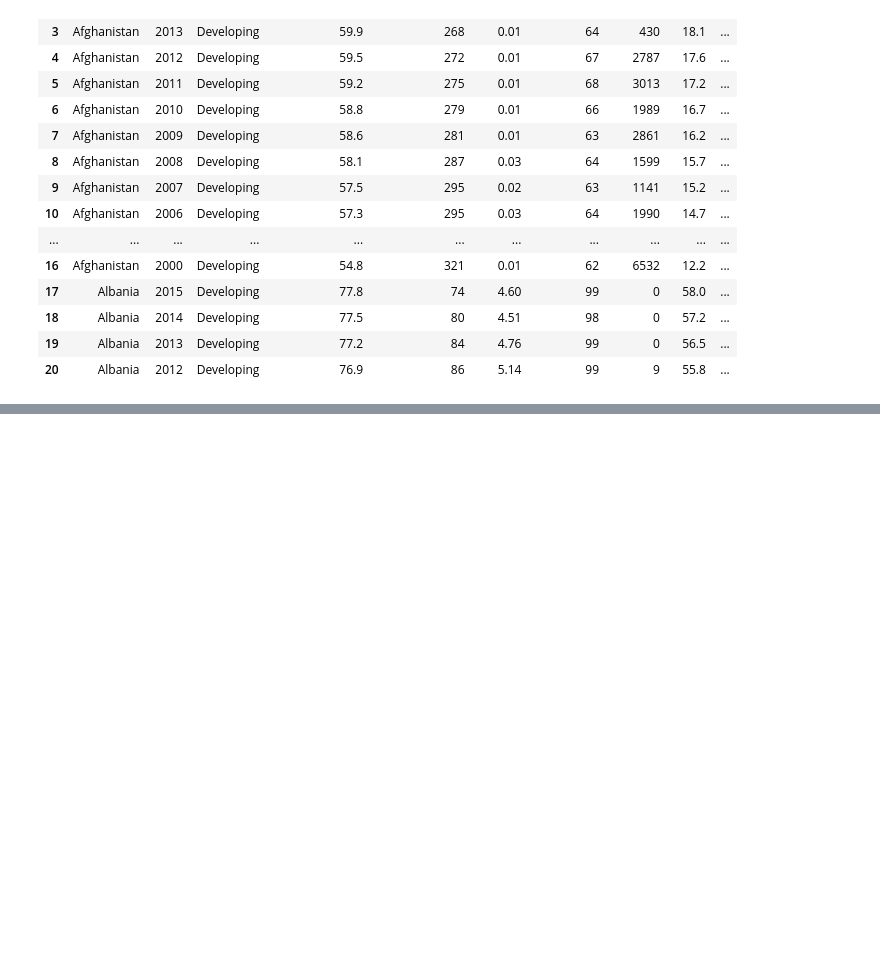
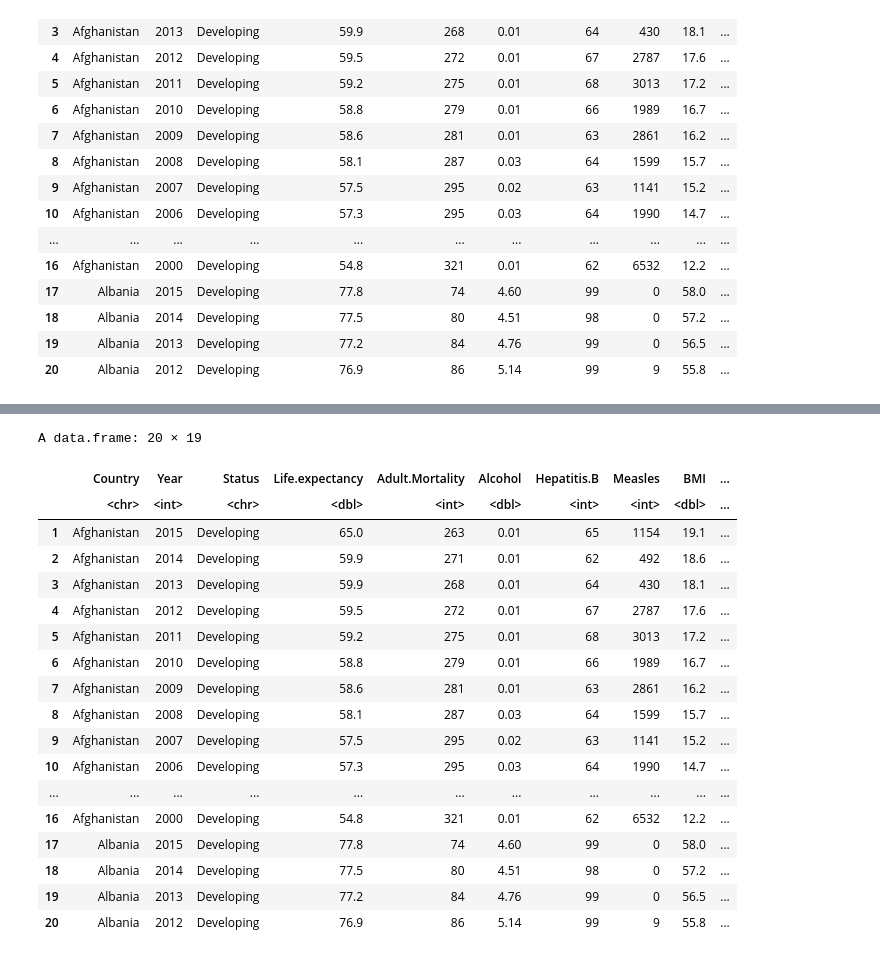
Before and after one commit to YuukiAS/BIOSTAT682, a Jupyter notebook: transform.ipynb, the cells around one changed output, grey strips where cells are left out. Drawn from its saved outputs; the diff is of its cells as text; code cells hidden in the pictures; blank space fills up the shorter version.

```diff
--- a/transform.ipynb
+++ b/transform.ipynb
@@ -119,0 +120,49 @@ qqline(residuals(lmod))
+# %%
+lifeData_scaled = read.csv("C:/Code/BIOSTAT682/Life Expectancy_v4.csv")
+# %%
+Asia_Countries <- c("Afghanistan", "Armenia", "Azerbaijan", "Bangladesh", "Bhutan", "Cambodia", "China", "Georgia", "India", "Indonesia", "Kazakhstan", "Malaysia", "Maldives", "Mongolia", "Myanmar", "Nepal", "Pakistan", "Philippines", "Sri Lanka", "Tajikistan", "Thailand", "Timor-Leste", "Turkey","Turkmenistan", "Uzbekistan")
+EuroNA_Countries <- c("Albania", "Austria", "Belarus", "Belgium", "Bosnia and Herzegovina", "Bulgaria", "Canada", "Croatia", "Cyprus", "Estonia", "France", "Germany", "Greece", "Ireland", "Italy", "Latvia", "Lithuania", "Luxembourg", "Malta", "Montenegro", "Netherlands", "Poland", "Portugal", "Romania", "Russian Federation", "Serbia", "Spain", "Sweden", "Ukraine")
+Africa_Countries <- c("Algeria", "Angola", "Benin", "Botswana", "Burkina Faso", "Burundi", "Cabo Verde", "Cameroon", "Central African Republic", "Chad", "Comoros", "Djibouti", "Eritrea", "Ethiopia", "Gabon", "Ghana", "Guinea", "Guinea-Bissau", "Kenya", "Lesotho", "Liberia", "Madagascar", "Malawi", "Mali", "Mauritania", "Mauritius", "Morocco", "Mozambique", "Namibia", "Niger", "Nigeria", "Rwanda", "Sao Tome and Principe", "Senegal", "Seychelles", "Sierra Leone", "South Africa", "Swaziland", "Togo", "Tunisia", "Uganda", "Zambia", "Zimbabwe")
+LatinAmerica_Countries <- c("Argentina", "Belize", "Brazil", "Chile", "Colombia", "Costa Rica", "Dominican Republic", "Ecuador", "El Salvador", "Guatemala", "Guyana", "Honduras", "Jamaica", "Mexico", "Nicaragua", "Panama", "Paraguay", "Peru", "Suriname", "Uruguay")
+MiddleEast_Countries <- c("Iraq", "Israel", "Jordan", "Lebanon", "Syrian Arab Republic")
+Oceania_Countries <- c("Australia", "Fiji","Kiribati", "Papua New Guinea", "Samoa", "Solomon Islands", "Tonga", "Trinidad and Tobago", "Vanuatu")
+# %%
+lifeData_continent <- lifeData_scaled
+lifeData_continent$Continent <- rep(NA, nrow(lifeData_continent))
+for(i in 1:nrow(lifeData_continent)) {
+    if (lifeData_continent[i,]$Country %in% Asia_Countries) {
+        lifeData_continent[i,]$Continent <- "Asia"
+    } else if (lifeData_continent[i,]$Country %in% EuroNA_Countries) {
+        lifeData_continent[i,]$Continent <- "Europe or North America"
+    } else if (lifeData_continent[i,]$Country %in% Africa_Countries) {
+        lifeData_continent[i,]$Continent <- "Africa"
+    } else if (lifeData_continent[i,]$Country %in% LatinAmerica_Countries) {
+        lifeData_continent[i,]$Continent <- "Latin America"
+    } else if (lifeData_continent[i,]$Country %in% MiddleEast_Countries) {
+        lifeData_continent[i,]$Continent <- "Middle East"
+    } else if (lifeData_continent[i,]$Country %in% Oceania_Countries) {
+        lifeData_continent[i,]$Continent <- "Oceania"
+    }
+}
+# %%
+head(lifeData_continent, 20)
+# %% [output]
+A data.frame: 20 × 19
+|  | Country | Year | Status | Life.expectancy | Adult.Mortality | Alcohol | Hepatitis.B | Measles | BMI | ... |
+|  | <chr> | <int> | <chr> | <dbl> | <int> | <dbl> | <int> | <int> | <dbl> | ... |
+| 1 | Afghanistan | 2015 | Developing | 65.0 | 263 | 0.01 | 65 | 1154 | 19.1 | ... |
+| 2 | Afghanistan | 2014 | Developing | 59.9 | 271 | 0.01 | 62 | 492 | 18.6 | ... |
+| 3 | Afghanistan | 2013 | Developing | 59.9 | 268 | 0.01 | 64 | 430 | 18.1 | ... |
+| 4 | Afghanistan | 2012 | Developing | 59.5 | 272 | 0.01 | 67 | 2787 | 17.6 | ... |
+| 5 | Afghanistan | 2011 | Developing | 59.2 | 275 | 0.01 | 68 | 3013 | 17.2 | ... |
+| 6 | Afghanistan | 2010 | Developing | 58.8 | 279 | 0.01 | 66 | 1989 | 16.7 | ... |
+| 7 | Afghanistan | 2009 | Developing | 58.6 | 281 | 0.01 | 63 | 2861 | 16.2 | ... |
+| 8 | Afghanistan | 2008 | Developing | 58.1 | 287 | 0.03 | 64 | 1599 | 15.7 | ... |
+| 9 | Afghanistan | 2007 | Developing | 57.5 | 295 | 0.02 | 63 | 1141 | 15.2 | ... |
+| 10 | Afghanistan | 2006 | Developing | 57.3 | 295 | 0.03 | 64 | 1990 | 14.7 | ... |
+| ... | ... | ... | ... | ... | ... | ... | ... | ... | ... | ... |
+| 16 | Afghanistan | 2000 | Developing | 54.8 | 321 | 0.01 | 62 | 6532 | 12.2 | ... |
+| 17 | Albania | 2015 | Developing | 77.8 | 74 | 4.60 | 99 | 0 | 58.0 | ... |
+| 18 | Albania | 2014 | Developing | 77.5 | 80 | 4.51 | 98 | 0 | 57.2 | ... |
+| 19 | Albania | 2013 | Developing | 77.2 | 84 | 4.76 | 99 | 0 | 56.5 | ... |
+| 20 | Albania | 2012 | Developing | 76.9 | 86 | 5.14 | 99 | 9 | 55.8 | ... |
```
Also changed, not shown: parts of 3 cells of this notebook, 7 other files.
